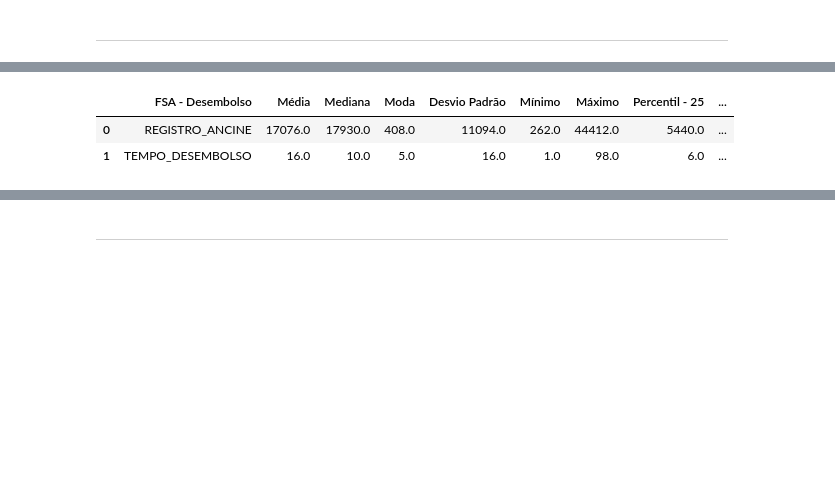
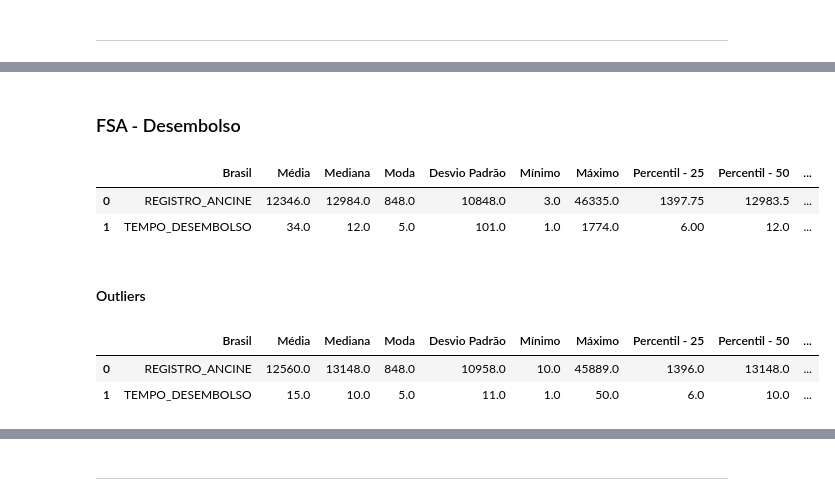
Before and after one commit to fonsecadados/AgenciaNacionalDoCinema_ANCINE, a Jupyter notebook: ANCINE_DesafiosEOportunidades.ipynb, the cells around one changed output, grey strips where cells are left out. Saved outputs shown, nothing was run; the diff lists cells and outputs as text; code cells hidden in the pictures; blank space fills up the shorter version.

```diff
--- a/ANCINE_DesafiosEOportunidades.ipynb
+++ b/ANCINE_DesafiosEOportunidades.ipynb
@@ -1231 +1247,3 @@ plt.show()
+# %% [markdown]
+### FSA - Desembolso
 # %%
@@ -1288,52 +1280,71 @@ fsa_desembolso_tempo_norte = fsa_desembolso_tempo[
 # %%
-def stats_tempo_desembolso(regiao=None, dias=None):
+#Função para retornar estatísticas báscias do Dataset
+
+def stats_tempo_desembolso(regiao=None, dias=None, teste=None):
 
     global fsa_desembolso_tempo
     df_regiao = pd.DataFrame()
-    if regiao is 'Nordeste':
+    if regiao == 'Nordeste':
         df_regiao = fsa_desembolso_tempo_nordeste.select_dtypes(include='int64').copy()
-    elif regiao is 'Norte':
+        if teste is not None:
+            df_regiao = teste.select_dtypes(include='int64').copy()
+        nome_df = 'Nordeste'
+    elif regiao == 'Norte':
         df_regiao = fsa_desembolso_tempo_norte.select_dtypes(include='int64').copy()
-    elif regiao is 'Sul':
+        if teste is not None:
+            df_regiao = teste.select_dtypes(include='int64').copy()
+        nome_df = 'Norte'
+    elif regiao == 'Sul':
         df_regiao = fsa_desembolso_tempo_sul.select_dtypes(include='int64').copy()
-    elif regiao is 'Sudeste':
+        if teste is not None:
+            df_regiao = teste.select_dtypes(include='int64').copy()
+        nome_df = 'Sul'
+    elif regiao == 'Sudeste':
         df_regiao = fsa_desembolso_tempo_sudeste.select_dtypes(include='int64').copy()
-    elif regiao is 'Centro-Oeste':
+        if teste is not None:
+            df_regiao = teste.select_dtypes(include='int64').copy()
+        nome_df = 'Sudeste'
+    elif regiao == 'Centro-Oeste':
         df_regiao = fsa_desembolso_tempo_centro_oeste.select_dtypes(include='int64').copy()
+        if teste is not None:
+            df_regiao = teste.select_dtypes(include='int64').copy()
+        nome_df = 'Centro-Oeste'
     else:
         df_regiao = fsa_desembolso_tempo.select_dtypes(include='int64').copy()
+        if teste is not None:
+            df_regiao = teste.select_dtypes(include='int64').copy()
+        nome_df = 'Brasil'
 
     if dias:
         df_regiao = df_regiao[df_regiao['TEMPO_DESEMBOLSO'] <= dias]
+
 
 
     numerical = df_regiao.copy()
 
     media = pd.DataFrame(numerical.mean().round()).T
     mediana = pd.DataFrame(numerical.median().round()).T
     moda = pd.DataFrame(numerical.mode().iloc[0]).T
     desvio_padrao = pd.DataFrame(numerical.apply(np.std).round()).T
     minimo = pd.DataFrame(numerical.min()).T
     maximo = pd.DataFrame(numerical.max()).T
     quantile_1 = pd.DataFrame(numerical.quantile(0.25)).T
     quantile_2 = pd.DataFrame(numerical.quantile(0.50)).T
     quantile_3 = pd.DataFrame(numerical.quantile(0.75)).T
     range = pd.DataFrame(numerical.apply(lambda x: x.max() - x.min())).T
     # skew = pd.DataFrame(numerical.apply(lambda x: x.skew())).T
     kurtosis = pd.DataFrame(numerical.apply(lambda x: x.kurtosis())).T
 
     stats_df = pd.concat([media, mediana, moda, desvio_padrao, minimo, maximo, quantile_1, quantile_2, quantile_3, range, kurtosis]).T.reset_index()
 
-
-    nome_df = 'FSA - Desembolso'
     # Definir os nomes das colunas
     stats_df.columns = [nome_df, 'Média', 'Mediana', 'Moda', 'Desvio Padrão', 'Mínimo', 'Máximo', 'Percentil - 25', 'Percentil - 50', 'Percentil - 75', 'Range', 'Kurtosis']
 
     return stats_df
-
-
-stats_tempo_desembolso('Nordeste', 100)
+stats_tempo_desembolso()
 # %% [output]
-|  | FSA - Desembolso | Média | Mediana | Moda | Desvio Padrão | Mínimo | Máximo | Percentil - 25 | ... |
-| 0 | REGISTRO_ANCINE | 17076.0 | 17930.0 | 408.0 | 11094.0 | 262.0 | 44412.0 | 5440.0 | ... |
-| 1 | TEMPO_DESEMBOLSO | 16.0 | 10.0 | 5.0 | 16.0 | 1.0 | 98.0 | 6.0 | ... |
+|  | Brasil | Média | Mediana | Moda | Desvio Padrão | Mínimo | Máximo | Percentil - 25 | Percentil - 50 | ... |
+| 0 | REGISTRO_ANCINE | 12346.0 | 12984.0 | 848.0 | 10848.0 | 3.0 | 46335.0 | 1397.75 | 12983.5 | ... |
+| 1 | TEMPO_DESEMBOLSO | 34.0 | 12.0 | 5.0 | 101.0 | 1.0 | 1774.0 | 6.00 | 12.0 | ... |
+# %% [markdown]
+#### Outliers
@@ -1339,0 +1353,6 @@ stats_tempo_desembolso('Nordeste', 100)
+# %%
+stats_tempo_desembolso(teste=outlier_300)
+# %% [output]
+|  | Brasil | Média | Mediana | Moda | Desvio Padrão | Mínimo | Máximo | Percentil - 25 | Percentil - 50 | ... |
+| 0 | REGISTRO_ANCINE | 12560.0 | 13148.0 | 848.0 | 10958.0 | 10.0 | 45889.0 | 1396.0 | 13148.0 | ... |
+| 1 | TEMPO_DESEMBOLSO | 15.0 | 10.0 | 5.0 | 11.0 | 1.0 | 50.0 | 6.0 | 10.0 | ... |
```
Also changed, not shown: parts of 32 cells of this notebook.
